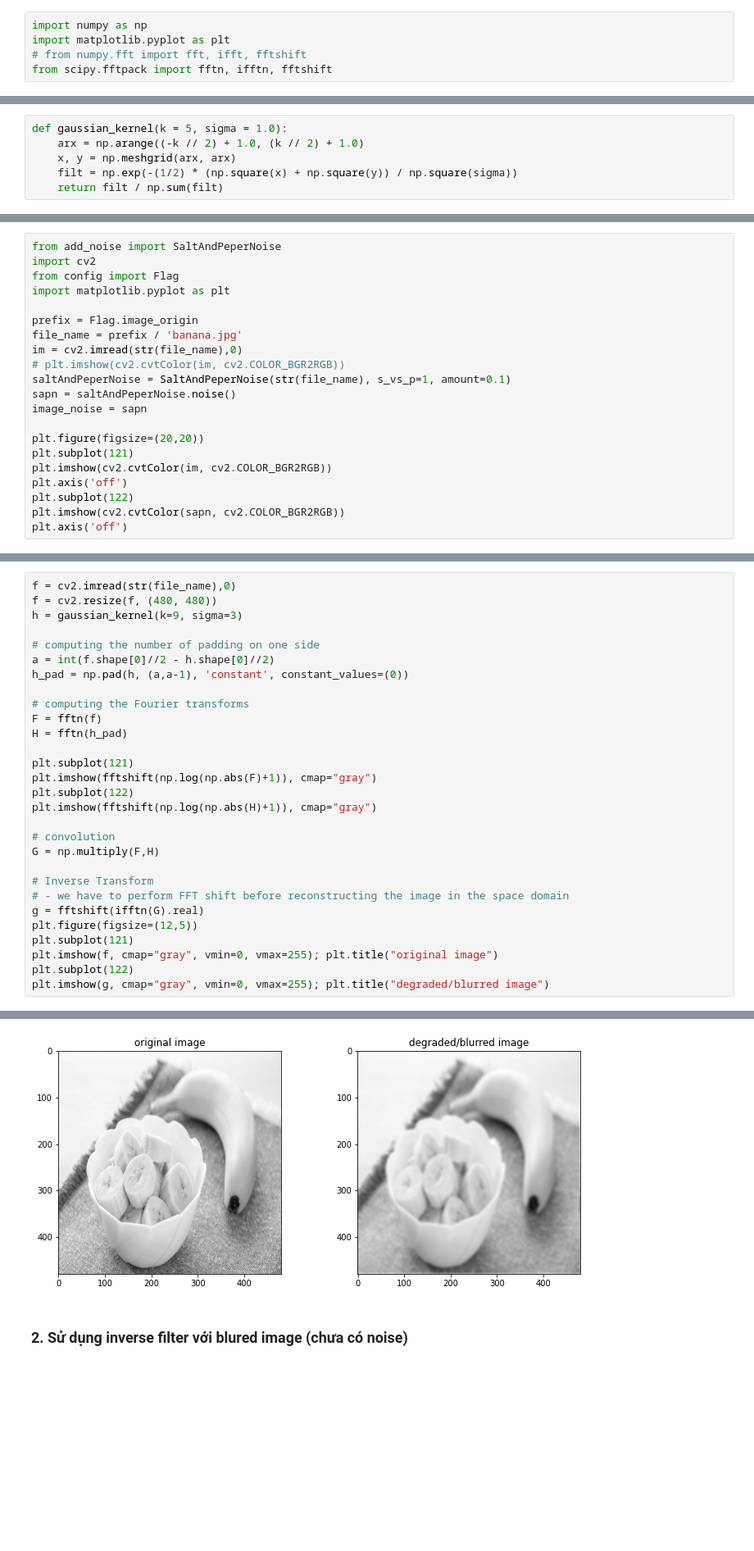
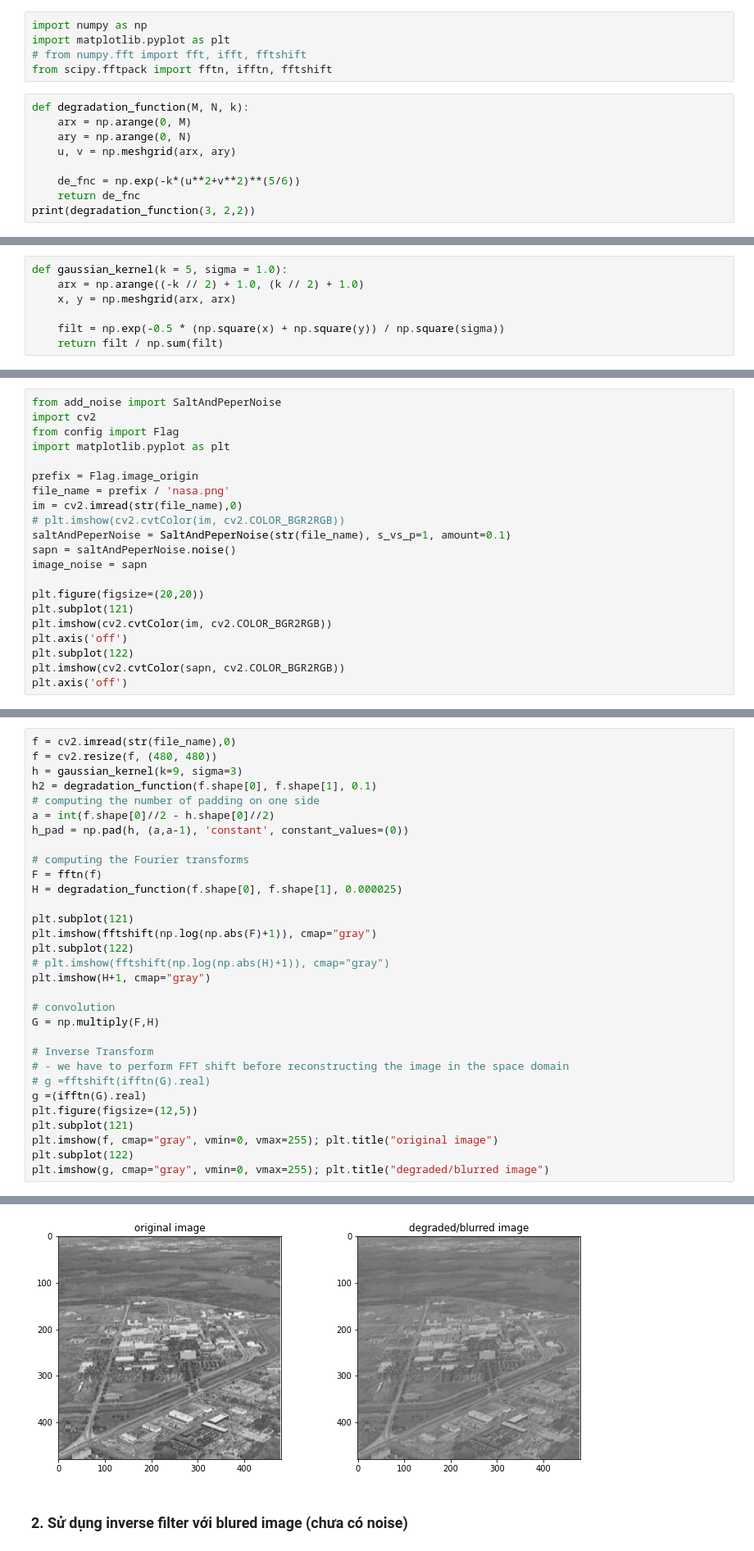
Before and after one commit to alonet14/image_processing, a Jupyter notebook: restore_image.ipynb, the cells around one changed output, grey strips where cells are left out. Shown at 82% size. Drawn from its saved outputs; the diff is of its cells as text; blank space fills up the shorter version.

Commit message:
degradation's done

```diff
--- a/restore_image.ipynb
+++ b/restore_image.ipynb
@@ -19,3 +19,12 @@ import numpy as np
 import matplotlib.pyplot as plt
 # from numpy.fft import fft, ifft, fftshift
 from scipy.fftpack import fftn, ifftn, fftshift
+# %%
+def degradation_function(M, N, k):
+    arx = np.arange(0, M)
+    ary = np.arange(0, N)
+    u, v = np.meshgrid(arx, ary)
+
+    de_fnc = np.exp(-k*(u**2+v**2)**(5/6))
+    return de_fnc
+print(degradation_function(3, 2,2))
@@ -23,7 +35,8 @@ from scipy.fftpack import fftn, ifftn, fftshift
 def gaussian_kernel(k = 5, sigma = 1.0):
     arx = np.arange((-k // 2) + 1.0, (k // 2) + 1.0)
     x, y = np.meshgrid(arx, arx)
-    filt = np.exp(-(1/2) * (np.square(x) + np.square(y)) / np.square(sigma))
+
+    filt = np.exp(-0.5 * (np.square(x) + np.square(y)) / np.square(sigma))
     return filt / np.sum(filt)
 # %%
 kernel = gaussian_kernel(5)
@@ -41,7 +47,7 @@ from config import Flag
 import matplotlib.pyplot as plt
 
 prefix = Flag.image_origin
-file_name = prefix / 'banana.jpg'
+file_name = prefix / 'nasa.png'
 im = cv2.imread(str(file_name),0)
 # plt.imshow(cv2.cvtColor(im, cv2.COLOR_BGR2RGB))
 saltAndPeperNoise = SaltAndPeperNoise(str(file_name), s_vs_p=1, amount=0.1)
@@ -62,26 +68,28 @@ plt.axis('off')
 f = cv2.imread(str(file_name),0)
 f = cv2.resize(f, (480, 480))
 h = gaussian_kernel(k=9, sigma=3)
-
+h2 = degradation_function(f.shape[0], f.shape[1], 0.1)
 # computing the number of padding on one side
 a = int(f.shape[0]//2 - h.shape[0]//2)
 h_pad = np.pad(h, (a,a-1), 'constant', constant_values=(0))
 
 # computing the Fourier transforms
 F = fftn(f)
-H = fftn(h_pad)
+H = degradation_function(f.shape[0], f.shape[1], 0.000025)
 
 plt.subplot(121)
 plt.imshow(fftshift(np.log(np.abs(F)+1)), cmap="gray")
 plt.subplot(122)
-plt.imshow(fftshift(np.log(np.abs(H)+1)), cmap="gray")
+# plt.imshow(fftshift(np.log(np.abs(H)+1)), cmap="gray")
+plt.imshow(H+1, cmap="gray")
 
 # convolution
 G = np.multiply(F,H)
 
 # Inverse Transform
 # - we have to perform FFT shift before reconstructing the image in the space domain
-g = fftshift(ifftn(G).real)
+# g =fftshift(ifftn(G).real)
+g =(ifftn(G).real)
 plt.figure(figsize=(12,5))
 plt.subplot(121)
 plt.imshow(f, cmap="gray", vmin=0, vmax=255); plt.title("original image")
@@ -93,4 +101,4 @@ Text(0.5, 1.0, 'degraded/blurred image')
-[figure, old version]
+[figure, new version]
 # %% [markdown]
 ### 2. Sử dụng inverse filter với blured image (chưa có noise)
 # %%
```
Also changed, not shown: parts of 7 cells of this notebook, 2 other files.
